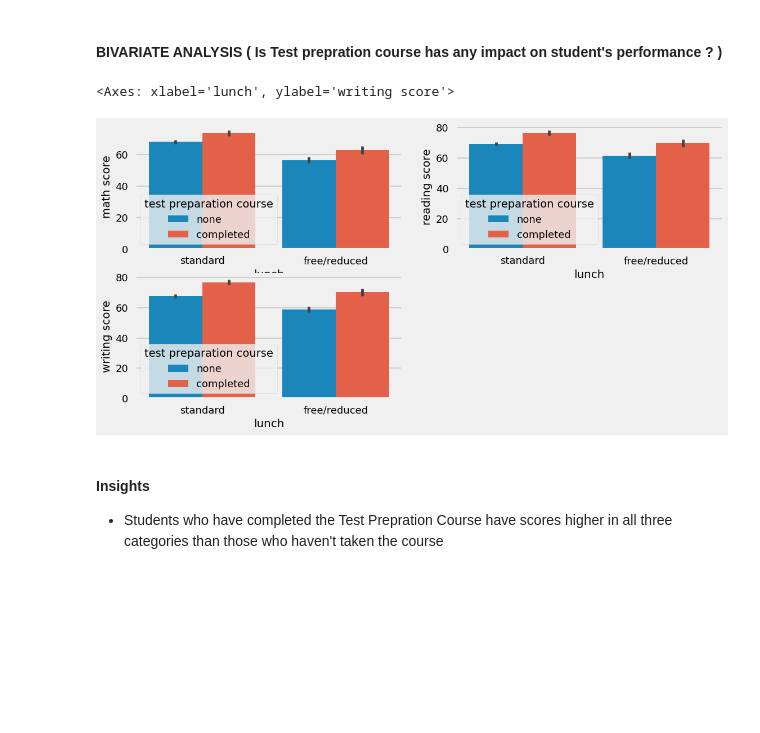
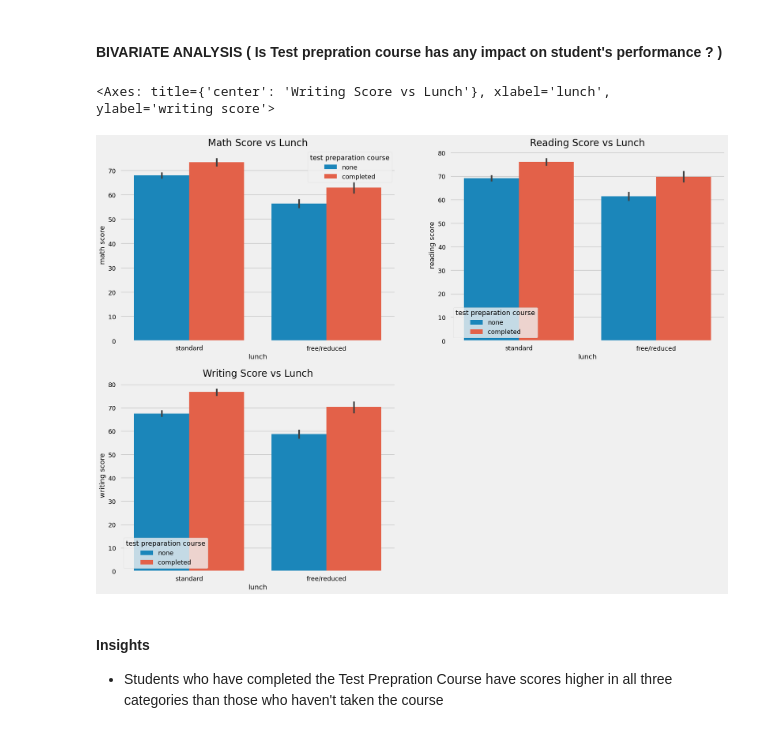
Before and after one commit to akhileshyadav8/ML-Project, a Jupyter notebook: notebook/1 . EDA STUDENT PERFORMANCE .ipynb, the cells around one changed output. Saved outputs shown, nothing was run; the diff lists cells and outputs as text; code cells hidden in the pictures; blank space fills up the shorter version.

```diff
--- a/notebook/1 . EDA STUDENT PERFORMANCE .ipynb
+++ b/notebook/1 . EDA STUDENT PERFORMANCE .ipynb
@@ -590,16 +606,22 @@ for container in ax[1].containers:
 # %% [markdown]
 #### BIVARIATE ANALYSIS ( Is Test prepration course has any impact on student's performance ? )
 # %%
-plt.figure(figsize=(12,6))
+plt.figure(figsize=(20,15))
+
 plt.subplot(2,2,1)
-sns.barplot (x=df['lunch'], y=df['math score'], hue=df['test preparation course'])
+plt.title('Math Score vs Lunch',color='black',size=20)
+sns.barplot(x=df['lunch'], y=df['math score'], hue=df['test preparation course'])
+
 plt.subplot(2,2,2)
-sns.barplot (x=df['lunch'], y=df['reading score'], hue=df['test preparation course'])
+plt.title('Reading Score vs Lunch',color='black',size=20)
+sns.barplot(x=df['lunch'], y=df['reading score'], hue=df['test preparation course'])
+
 plt.subplot(2,2,3)
-sns.barplot (x=df['lunch'], y=df['writing score'], hue=df['test preparation course'])
+plt.title('Writing Score vs Lunch',color='black',size=20)
+sns.barplot(x=df['lunch'], y=df['writing score'], hue=df['test preparation course'])
 # %% [output]
-<Axes: xlabel='lunch', ylabel='writing score'>
+<Axes: title={'center': 'Writing Score vs Lunch'}, xlabel='lunch', ylabel='writing score'>
-[figure, old version]
+[figure, new version]
 # %% [markdown]
 #### Insights
 - Students who have completed the Test Prepration Course have scores higher in all three categories than those who haven't taken the course
```
Also changed, not shown: parts of 18 cells of this notebook.
